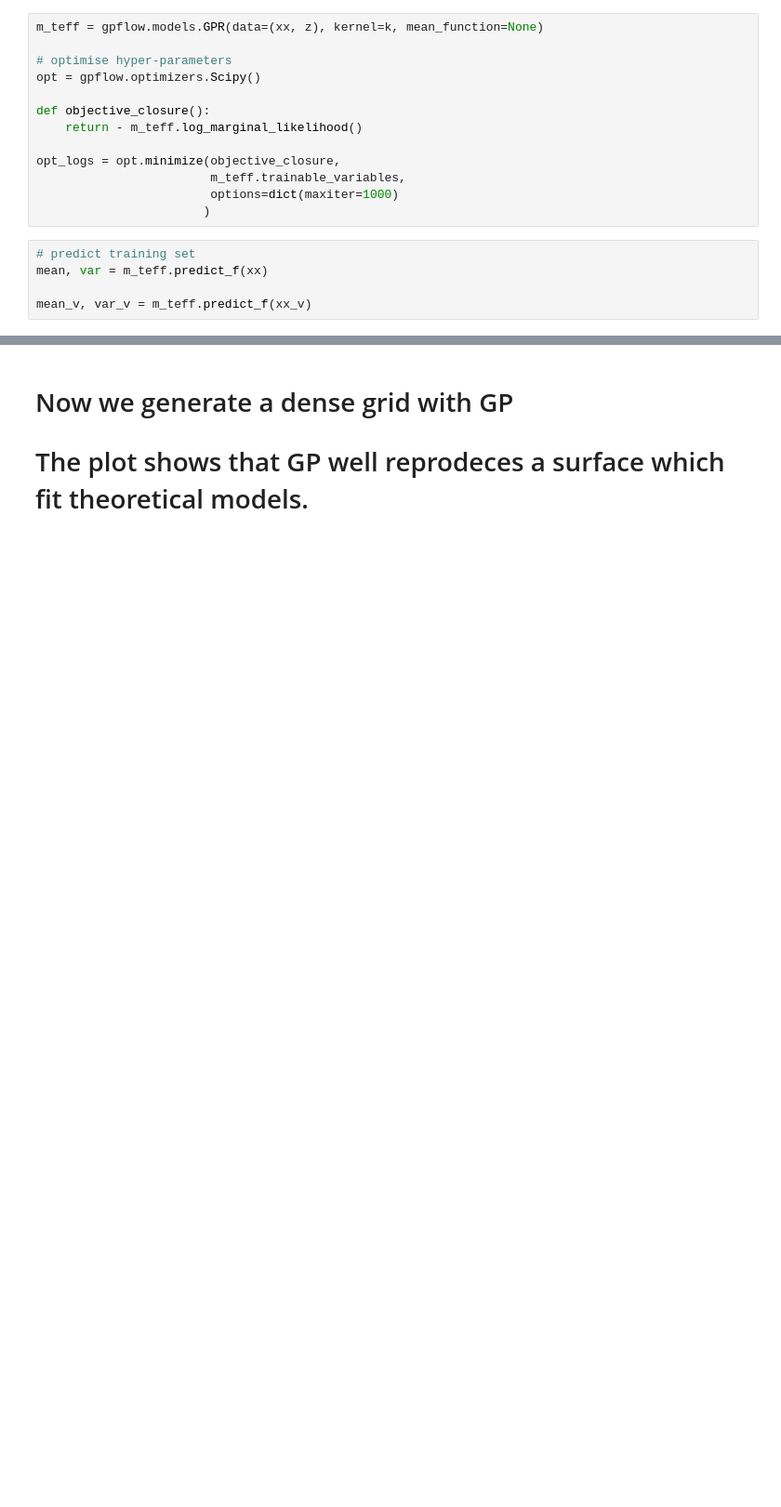
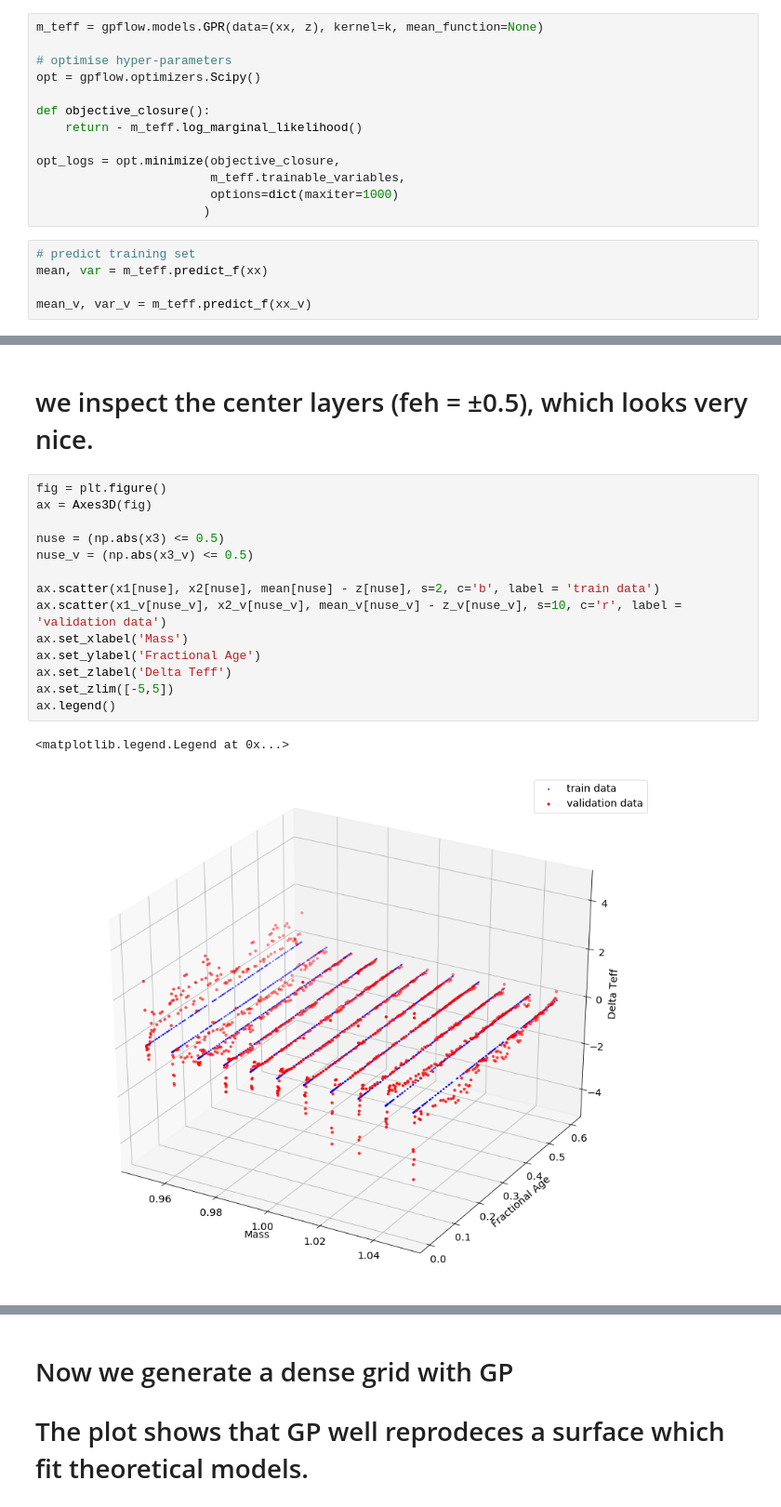
Before and after one commit to litanda/GPflow, a Jupyter notebook: GP_Grid_3D_Tanda.ipynb, the cells around one changed output, grey strips where cells are left out. Shown at 93% size. Cells and saved outputs as stored; diff of their text form; blank space fills up the shorter version.

```diff
--- a/GP_Grid_3D_Tanda.ipynb
+++ b/GP_Grid_3D_Tanda.ipynb
@@ -338,0 +356,19 @@ ax.legend()
+# %% [markdown]
+# we inspect the center layers (feh = ±0.5), which looks very nice.
+# %%
+fig = plt.figure()
+ax = Axes3D(fig)
+
+nuse = (np.abs(x3) <= 0.5)
+nuse_v = (np.abs(x3_v) <= 0.5)
+
+ax.scatter(x1[nuse], x2[nuse], mean[nuse] - z[nuse], s=2, c='b', label = 'train data')
+ax.scatter(x1_v[nuse_v], x2_v[nuse_v], mean_v[nuse_v] - z_v[nuse_v], s=10, c='r', label = 'validation data')
+ax.set_xlabel('Mass')
+ax.set_ylabel('Fractional Age')
+ax.set_zlabel('Delta Teff')
+ax.set_zlim([-5,5])
+ax.legend()
+# %% [output]
+<matplotlib.legend.Legend at 0x...>
+[figure, added]
```
Also changed, not shown: parts of 18 cells of this notebook.
